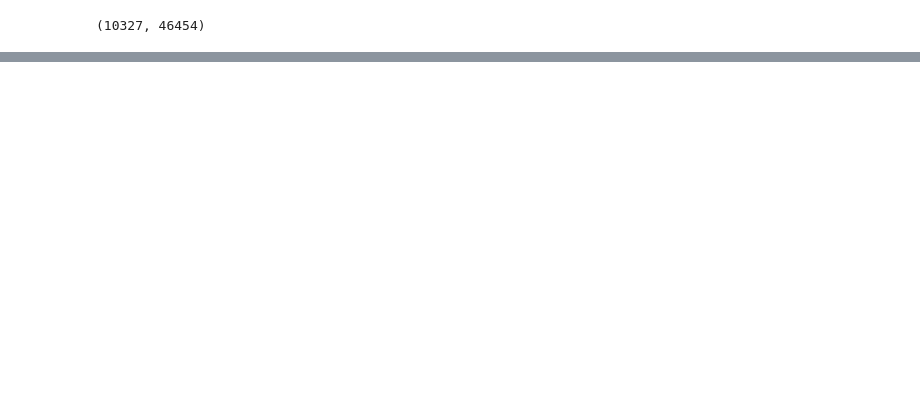
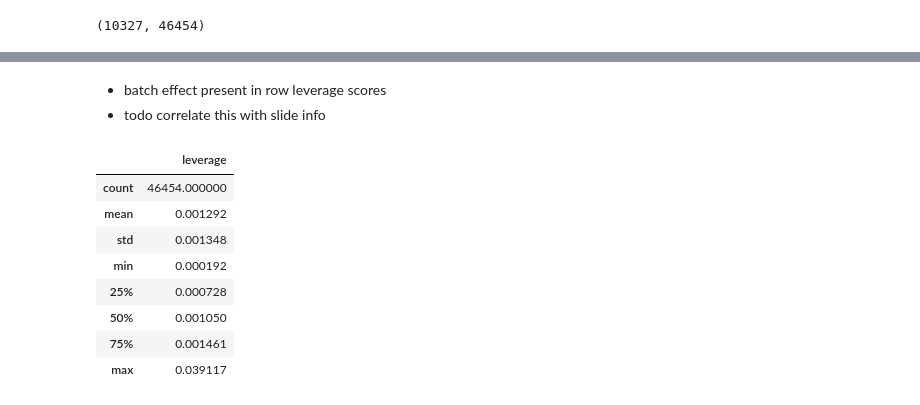
Before and after one commit to tmoerman/alois, a Jupyter notebook: notebooks/04_leverage_distributions.ipynb, the cells around one changed output, grey strips where cells are left out. Saved outputs shown, nothing was run; the diff lists cells and outputs as text; code cells hidden in the pictures; blank space fills up the shorter version.

```diff
--- a/notebooks/04_leverage_distributions.ipynb
+++ b/notebooks/04_leverage_distributions.ipynb
@@ -78,0 +166,15 @@ U, s, V = svd(ex_matrix)
+# %% [markdown]
+* batch effect present in row leverage scores
+* todo correlate this with slide info
+# %%
+col_lev_stats
+# %% [output]
+|  | leverage |
+| count | 46454.000000 |
+| mean | 0.001292 |
+| std | 0.001348 |
+| min | 0.000192 |
+| 25% | 0.000728 |
+| 50% | 0.001050 |
+| 75% | 0.001461 |
+| max | 0.039117 |
```
Also changed, not shown: parts of 19 cells of this notebook, 2 other files.
